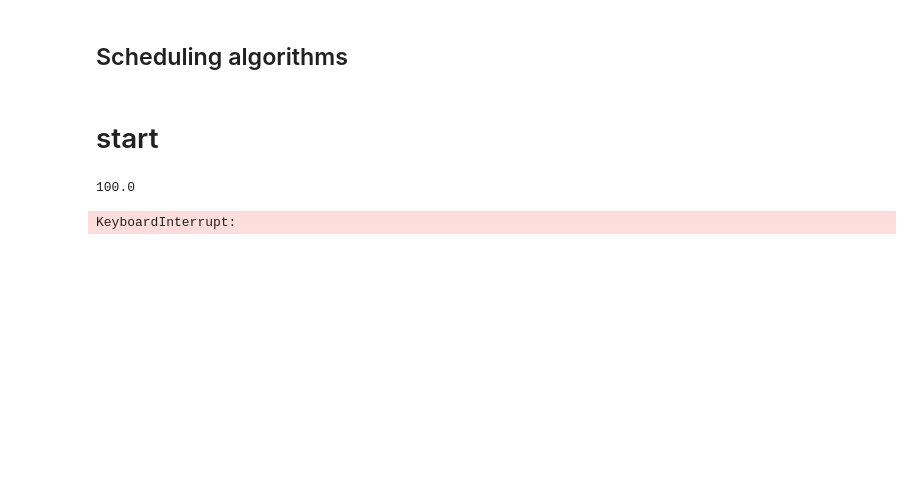
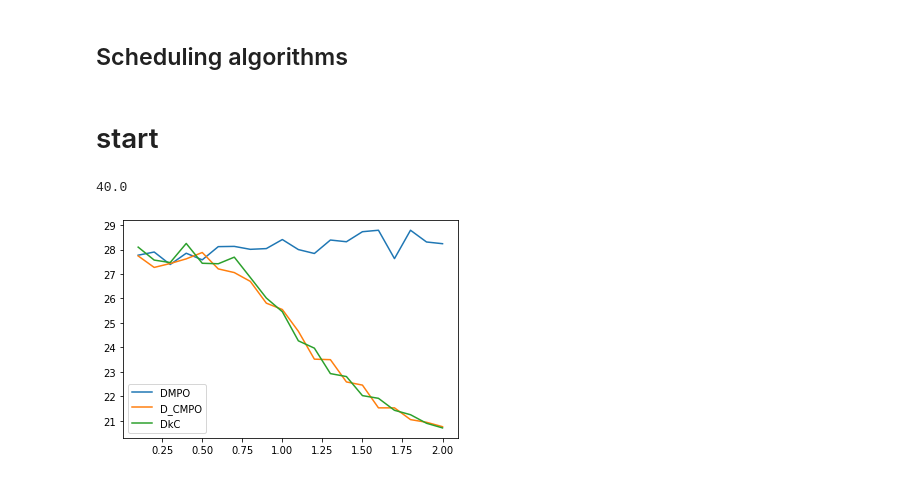
Before and after one commit to BuzzingTaz/RTES-Project, a Jupyter notebook: uunifast.ipynb, the cells around one changed output. Saved outputs shown, nothing was run; the diff lists cells and outputs as text; code cells hidden in the pictures; blank space fills up the shorter version.

```diff
--- a/uunifast.ipynb
+++ b/uunifast.ipynb
@@ -261,18 +261,18 @@ def responsetimeanalysis(ptaskset,m):
 
     return (cleared/num_tasks)*100
 # %%
-cores = 8
+cores = 2
 taskset = TaskSet(cores*5,0.6,10,100)
 taskset.generate()
 DMPO(taskset.tasks)
 v = deadline_analysis(taskset.tasks,cores)
 print(v)
 # %% [output]
-100.0
+40.0
 # %%
 from matplotlib import pyplot as plt
 # %%
-cores = 8
+cores = 2
 ut = np.linspace(0.1,cores,20)
 sch = []
 for i in ut:
@@ -290,31 +290,31 @@ sch = []
 for i in ut:
     avg = 0
     for j in range(1000):
         #print(j)
         taskset = TaskSet(cores*5,i,10,100)
         taskset.generate()
         D_CMPO(taskset.tasks)
         v = deadline_analysis(taskset.tasks,cores)
         avg += v
     sch.append(avg/1000)
 
 
 plt.plot(ut,sch,label = 'D_CMPO')
 
 sch = []
 for i in ut:
     avg = 0
     for j in range(1000):
         taskset = TaskSet(cores*5,i,10,100)
         taskset.generate()
         DkC(taskset.tasks,cores)
         v = deadline_analysis(taskset.tasks,cores)
         avg += v
     sch.append(avg/1000)
 
 plt.plot(ut,sch,label = 'DkC')
 
 plt.legend()
 plt.show()
 # %% [output]
-KeyboardInterrupt:
+[figure, added]
```
Also changed, not shown: parts of 3 cells of this notebook.
